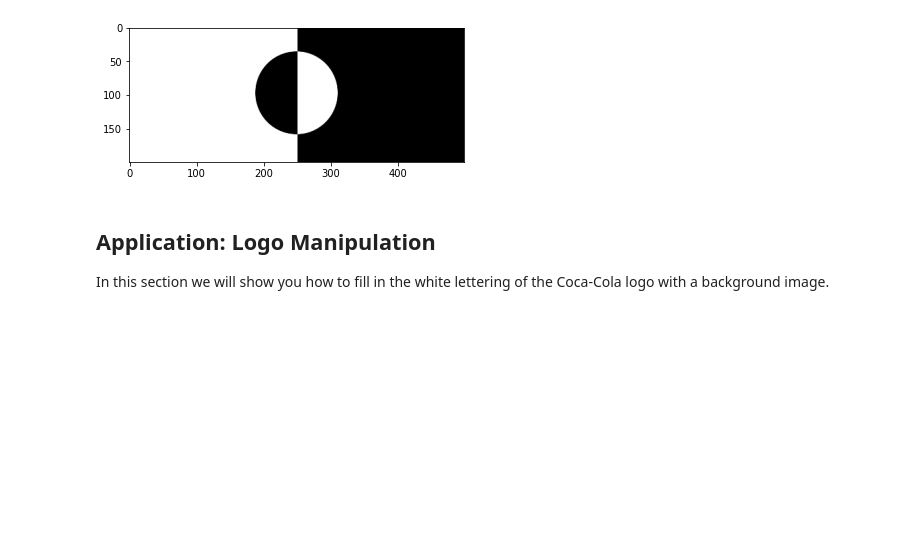
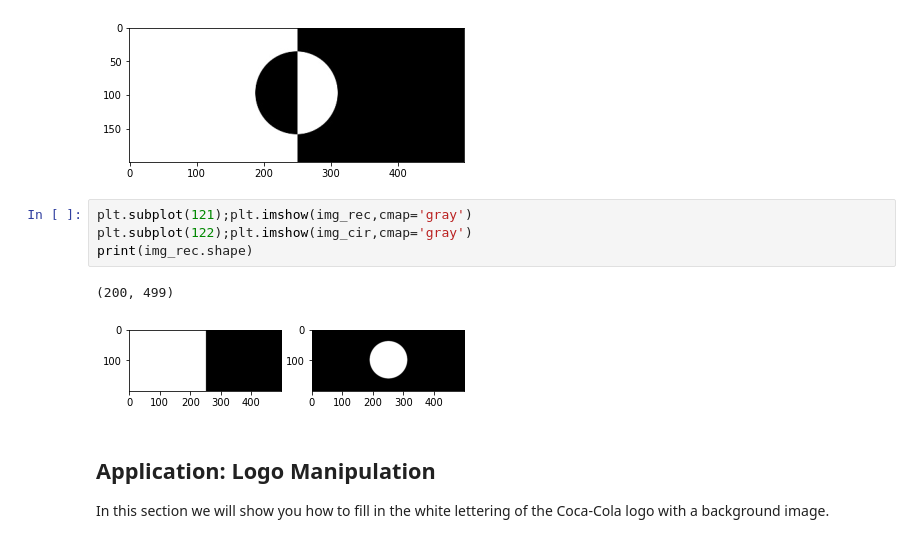
Before and after one commit to Mikheltodd/my_opencv, a Jupyter notebook: 1_basicOperations.ipynb, the cells around one changed output. Drawn from its saved outputs; the diff is of its cells as text; blank space fills up the shorter version.

```diff
--- a/1_basicOperations.ipynb
+++ b/1_basicOperations.ipynb
@@ -236,6 +292,13 @@ plt.imshow(result,cmap='gray')
 # %% [output]
 <matplotlib.image.AxesImage at 0x...>
 [figure]
+# %%
+plt.subplot(121);plt.imshow(img_rec,cmap='gray')
+plt.subplot(122);plt.imshow(img_cir,cmap='gray')
+print(img_rec.shape)
+# %% [output]
+(200, 499)
+[figure, added]
 # %% [markdown]
 ## Application: Logo Manipulation
 
```
Also changed, not shown: parts of 8 cells of this notebook, 12 other files.
